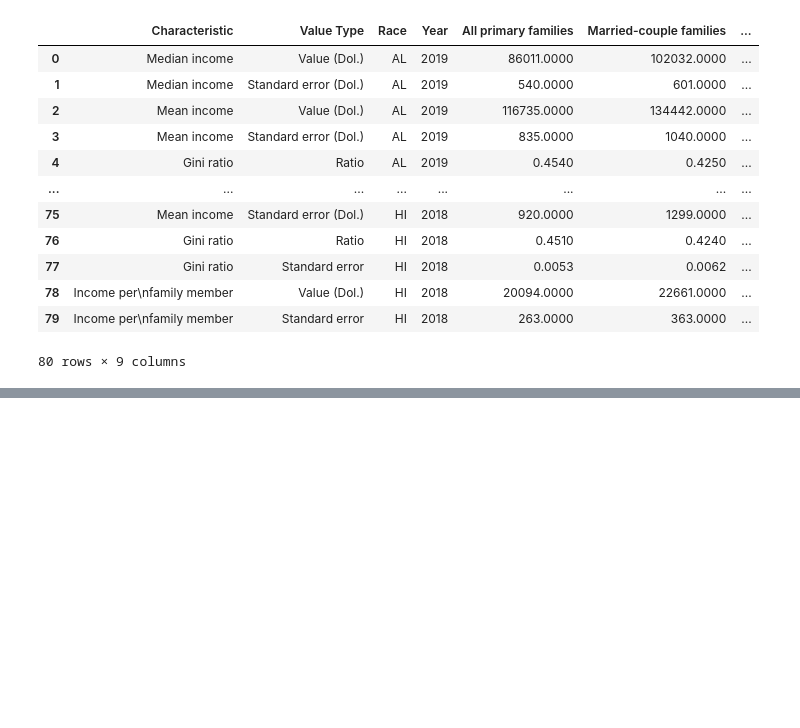
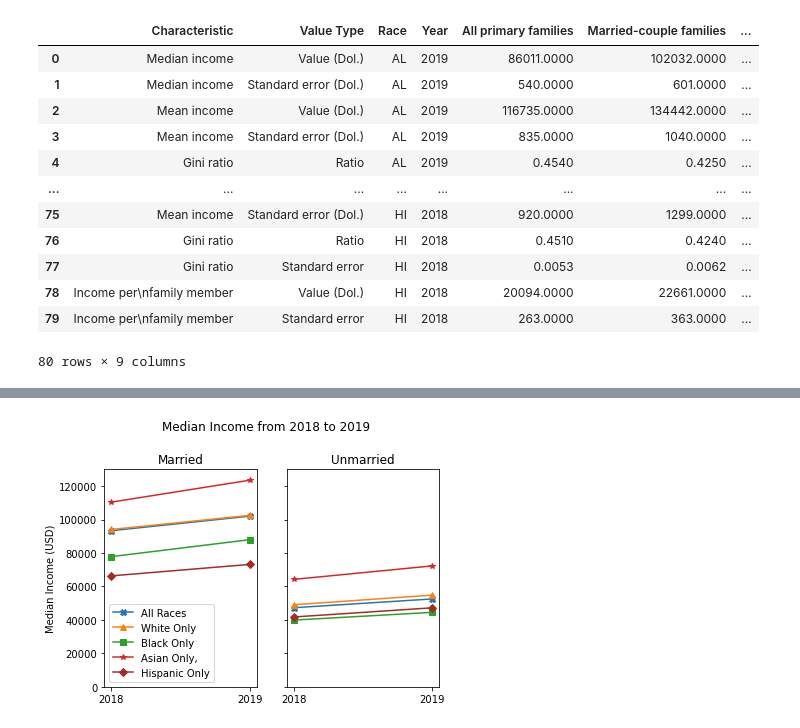
Before and after one commit to j0serobles/UCF_Data_Bootcamp_Project1, a Jupyter notebook: Data_Explore_Cleanup.ipynb, the cells around one changed output, grey strips where cells are left out. Cells and saved outputs as stored; diff of their text form; code cells hidden in the pictures; blank space fills up the shorter version.

```diff
--- a/Data_Explore_Cleanup.ipynb
+++ b/Data_Explore_Cleanup.ipynb
@@ -90,11 +91,10 @@ df
 | 79 | Income per\nfamily member | Standard error | HI | 2018 | 263.0000 | 363.0000 | ... |
 80 rows × 9 columns
 # %%
-df = df[ (df['Characteristic'] == "Median income") & (df['Value Type'] == "Value (Dol.)") ]
-#
-df = df[["Year", "Race", "Married-couple families","Male householder, no spouse present", "Female householder, no spouse present"]]
-df["Unmarried"] = (df["Male householder, no spouse present"] + df["Female householder, no spouse present"])/2
-df.drop(["Male householder, no spouse present","Female householder, no spouse present"], axis = 1, inplace=True)
-df.rename(columns={"Married-couple families": "Married"}, inplace=True)
-df.info()
+line_plot_df = df[ (df['Characteristic'] == "Median income") & (df['Value Type'] == "Value (Dol.)") ]
+line_plot_df = line_plot_df[["Year", "Race", "Married-couple families","Male householder, no spouse present", "Female householder, no spouse present"]]
+line_plot_df["Unmarried"] = (line_plot_df["Male householder, no spouse present"] + df["Female householder, no spouse present"])/2
+line_plot_df.drop(["Male householder, no spouse present","Female householder, no spouse present"], axis = 1, inplace=True)
+line_plot_df.rename(columns={"Married-couple families": "Married"}, inplace=True)
+line_plot_df
 # %% [output]
@@ -112,4 +112,5 @@ memory usage: 400.0+ bytes
 # %%
 #df["Year"].unique()
 #df[ df["Race"]=="AL"]["Married"]
-df.sort_values("Year",inplace=True)
+line_plot_df.sort_values("Year",inplace=True)
+line_plot_df
@@ -162,3 +129,63 @@ plt.show()
+# %%
+# Plot the median income as two-axis line charts, one for Unmarried, one for Married
+fig, (ax1,ax2) = plt.subplots(1,2, sharey=True)
+
+#The x-labels
+years = line_plot_df["Year"].unique().astype(str)
+
+#------ Married -----------------
+med_inc_all_married, =  ax1.plot(years,line_plot_df[line_plot_df["Race"]=="AL"]["Married"],\
+     label="All Races", marker="X" )
+
+med_inc_wo_married, = ax1.plot(years,line_plot_df[line_plot_df["Race"]=="WO"]["Married"],\
+     label="White Only", marker="^" )
+
+med_inc_bo_married, = ax1.plot(years,line_plot_df[line_plot_df["Race"]=="BO"]["Married"],\
+     label="Black Only", marker="s" )
+
+
+med_inc_ao_married, = ax1.plot(years,line_plot_df[line_plot_df["Race"]=="AO"]["Married"],\
+     label="Asian Only,", marker="*" )
+
+med_inc_hi_married, = ax1.plot(years,line_plot_df[line_plot_df["Race"]=="HI"]["Married"],color="brown",\
+     label="Hispanic Only", marker="D" )
+
+#------ Single --------------------
+med_inc_all_unmarried, = ax2.plot(years,line_plot_df[line_plot_df["Race"]=="AL"]["Unmarried"],\
+     label="All Races",  marker="X" )
+
+med_inc_wo_unmarried, = ax2.plot(years,line_plot_df[line_plot_df["Race"]=="WO"]["Unmarried"],\
+     label="White Only", marker="^" )
+
+med_inc_bo_unmarried, = ax2.plot(years,line_plot_df[line_plot_df["Race"]=="BO"]["Unmarried"],\
+     label="Black Only", marker="s" )
+
+
+med_inc_ao_unmarried, = ax2.plot(years,line_plot_df[line_plot_df["Race"]=="AO"]["Unmarried"],\
+     label="Asian Only", marker="*" )
+
+med_inc_hi_unmarried, = ax2.plot(years,line_plot_df[line_plot_df["Race"]=="HI"]["Unmarried"],color="brown",\
+     label="Hispanic Only", marker="D" )
+
+# Create a legend
+ax1.legend(handles=[med_inc_all_married, med_inc_wo_married, med_inc_bo_married, med_inc_ao_married,\
+    med_inc_hi_married], loc="best")
+
+# Y-Limits
+ax1.set_ylim([0,130000])
+ax2.set_ylim([0,130000])
+
+#Labels and titles
+ax1.set_title('Married')
+ax1.set_ylabel('Median Income (USD)')
+ax2.set_title('Unmarried')
+fig.suptitle(y=1.05, t='Median Income from 2018 to 2019')
+
+
+# Show the chart
+plt.show()
+# %% [output]
+[figure, added]
 # %%
 fig, ax = plt.subplots()
 fig.suptitle('Median Income Per Year - Primary Households', y=1.04)
```
Also changed, not shown: parts of 7 cells of this notebook.
